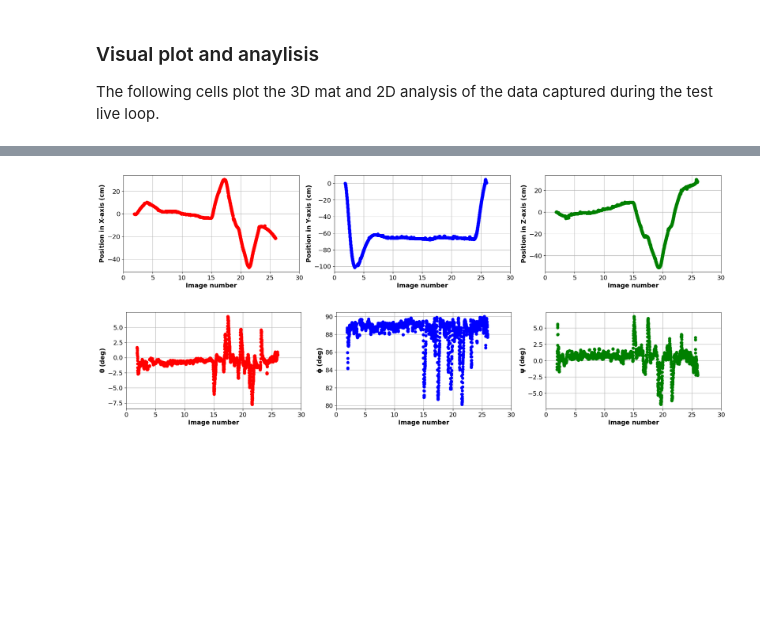
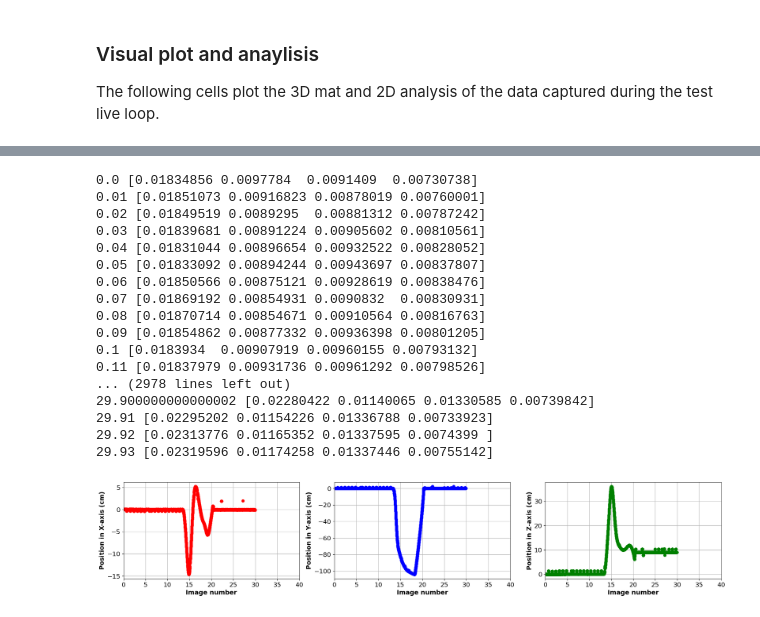
Before and after one commit to debOliveira/MoCapRasp, a Jupyter notebook: central/debugOnline.ipynb, the cells around one changed output, grey strips where cells are left out. Drawn from its saved outputs; the diff is of its cells as text; code cells hidden in the pictures; blank space fills up the shorter version.

Commit message:
drone plot and arm plot

```diff
--- a/central/debugOnline.ipynb
+++ b/central/debugOnline.ipynb
@@ -41,7 +41,7 @@ The following cell sets up the name of the CSV where the data is stored and the
 ##########################################
 
 # name (folder/camCalib.csv) where the CSV from serverv2Calib.py is saved
-dfCSV = np.genfromtxt('G:/Meu Drive/UFCG/Mestrado/MoCap/CSV datasets/29Jun/camCalib.csv', delimiter=',')
+dfCSV = np.genfromtxt('G:/Meu Drive/UFCG/Mestrado/MoCap/CSV datasets/30Jun/Mambo/camCalib.csv', delimiter=',')
 verbose = False # verbose flag for reading the data and interpolation
 nCameras = 4    # number of cameras
 recTime = 120    # recording time, in seconds
@@ -569,7 +569,7 @@ The following cell sets up the name of the CSV where the data is stored and the
 ##########################################
 
 # name (folder/camGround.csv) where the CSV from serverv2Ground.py is saved
-dfCSV = np.genfromtxt('G:/Meu Drive/UFCG/Mestrado/MoCap/CSV datasets/29Jun/camGround.csv', delimiter=',')
+dfCSV = np.genfromtxt('G:/Meu Drive/UFCG/Mestrado/MoCap/CSV datasets/30Jun/Mambo/camGround.csv', delimiter=',')
 # %%
 #########################
 ### Utility functions ###
@@ -948,8 +948,8 @@ The following cell sets up the name of the CSV where the data is stored and the
 ##########################################
 
 # name (folder/camTest.csv) where the CSV from serverv2Test.py is saved
-dfCSV = np.genfromtxt('G:/Meu Drive/UFCG/Mestrado/MoCap/CSV datasets/29Jun/camTest.csv', delimiter=',')
-recTime = 30    # recording time, in seconds
+dfCSV = np.genfromtxt('G:/Meu Drive/UFCG/Mestrado/MoCap/CSV datasets/30Jun/Mambo/camTest.csv', delimiter=',')
+recTime = 40    # recording time, in seconds
 step = 1/100    # step of the interpolated DF
 # %%
 #########################
@@ -1317,10 +1317,10 @@ plt.draw()
 plt.show()
 
 # save array of each point for later use (e.g. Matlab)
-'''for k in range(0,4):
+for k in range(0,4):
     idx = np.array(range(k,allPoints3d.shape[1],4)).astype(int)
     points3dNew = allPoints3d.T[idx]
     # plor min and maximum height
     print('marker',k,'max',-min(points3dNew[:,1]),'m,','min',-max(points3dNew[:,1]),'m')
-    #np.savetxt('points3d'+str(k)+'.csv',points3dNew,delimiter=',')''';
+    np.savetxt('points3d'+str(k)+'.csv',points3dNew,delimiter=',')
 # %% [output]
@@ -1350,6 +1421,7 @@ for k in range(0,dfTriang.shape[0]):
     else:
         points3d_centreOfMass = np.vstack((points3d_centreOfMass,pts[centreOfMass]))
         points3d_rightTriangle = np.vstack((points3d_rightTriangle,pts[myIdx]))
+    print(ts,pts[:,1].ravel())
 # plotting variables
 fig, axs = plt.subplots(1,3,figsize=(24,4),dpi=100)
 colour = ['r','b','g']
@@ -1360,35 +1432,51 @@ for k in range(0,3):
                 'o',c=colour[k],linewidth=3)
     axs[k].set_xlim((0,recTime))
     axs[k].grid(True)
     axs[k].set_ylabel(label[k],fontweight='bold',size=14)
     axs[k].set_xlabel('Image number',fontweight='bold',size=14)
     plt.rcParams['xtick.labelsize']=14
     plt.rcParams['ytick.labelsize']=14
 
-# get orientation
+'''# get orientation
 myOrientation = []
 for k in range(0,int(points3d_rightTriangle.shape[0]/3)):
     # get the coordinates of the vertices of the triangles
     pts = points3d_rightTriangle[k*3:k*3+3]
     # get orthogonal vector and angles
     n = np.cross(pts[1]-pts[0], pts[2]-pts[0])
     nNormalised = n / np.linalg.norm(n)
     angles = np.rad2deg(np.arcsin(nNormalised))
     # save array
     if not len(myOrientation): myOrientation = [angles]
     else: myOrientation = np.vstack((myOrientation,[angles]))
 # plotting variables
 fig, axs = plt.subplots(1,3,figsize=(24,4),dpi=100)
 colour = ['r','b','g']
 label = [r'$\mathbf{\theta\;(deg)}$',r'$\mathbf{\phi\;(deg)}$',r'$\mathbf{\psi\;(deg)}$']
 for k in range(0,3):
-    axs[k].plot(dfTriang[:,-1],myOrientation[:,k],'o',c=colour[k],linewidth=3)
+    axs[k].plot(dfTriang[:,-1],myOrientation[:,k]-myOrientation[0,k],'o',c=colour[k],linewidth=3)
     axs[k].set_xlim((0,recTime))
     axs[k].grid(True)
     axs[k].set_ylabel(label[k],size=14,labelpad=3)
     axs[k].set_xlabel('Image number',fontweight='bold',size=14)
     plt.rcParams['xtick.labelsize']=14
-    plt.rcParams['ytick.labelsize']=14
+    plt.rcParams['ytick.labelsize']=14''';
 # %% [output]
+0.0 [0.01834856 0.0097784  0.0091409  0.00730738]
+0.01 [0.01851073 0.00916823 0.00878019 0.00760001]
+0.02 [0.01849519 0.0089295  0.00881312 0.00787242]
+0.03 [0.01839681 0.00891224 0.00905602 0.00810561]
+0.04 [0.01831044 0.00896654 0.00932522 0.00828052]
+0.05 [0.01833092 0.00894244 0.00943697 0.00837807]
+0.06 [0.01850566 0.00875121 0.00928619 0.00838476]
+0.07 [0.01869192 0.00854931 0.0090832  0.00830931]
+0.08 [0.01870714 0.00854671 0.00910564 0.00816763]
+0.09 [0.01854862 0.00877332 0.00936398 0.00801205]
+0.1 [0.0183934  0.00907919 0.00960155 0.00793132]
+0.11 [0.01837979 0.00931736 0.00961292 0.00798526]
+... (2978 lines left out)
+29.900000000000002 [0.02280422 0.01140065 0.01330585 0.00739842]
+29.91 [0.02295202 0.01154226 0.01336788 0.00733923]
+29.92 [0.02313776 0.01165352 0.01337595 0.0074399 ]
+29.93 [0.02319596 0.01174258 0.01337446 0.00755142]
-[figure, old version]
+[figure, new version]
-[figure, removed]
```
Also changed, not shown: parts of 3 cells of this notebook, 1 other file.
